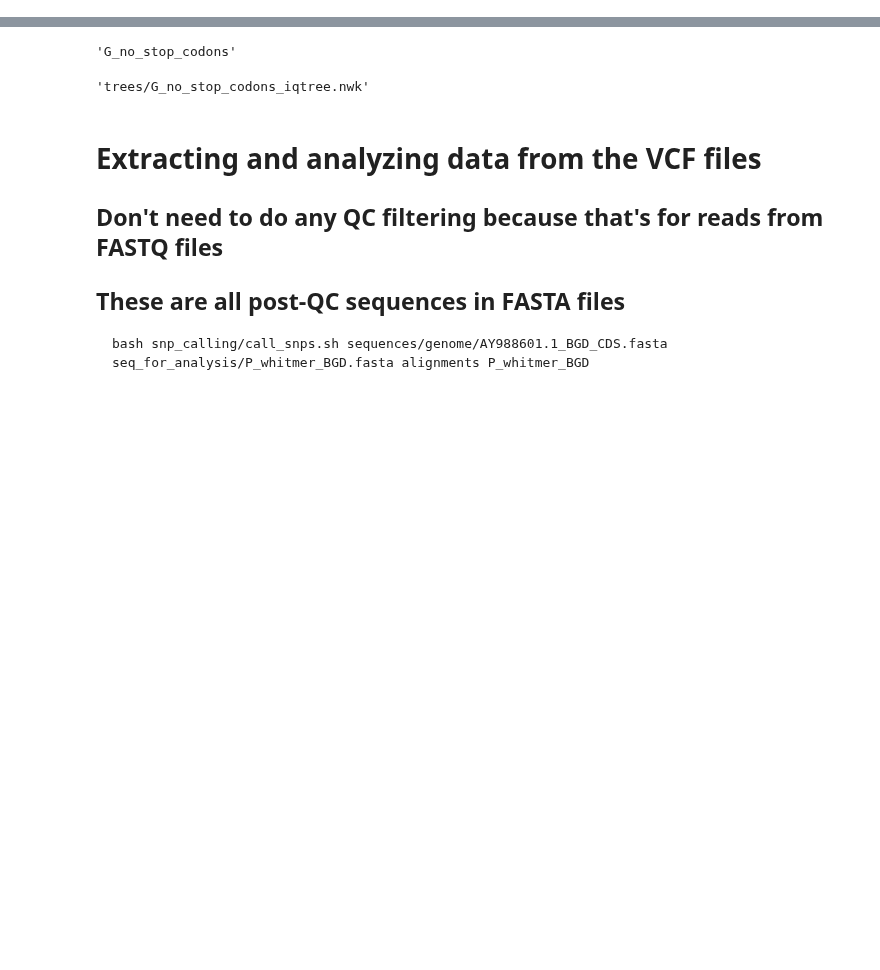
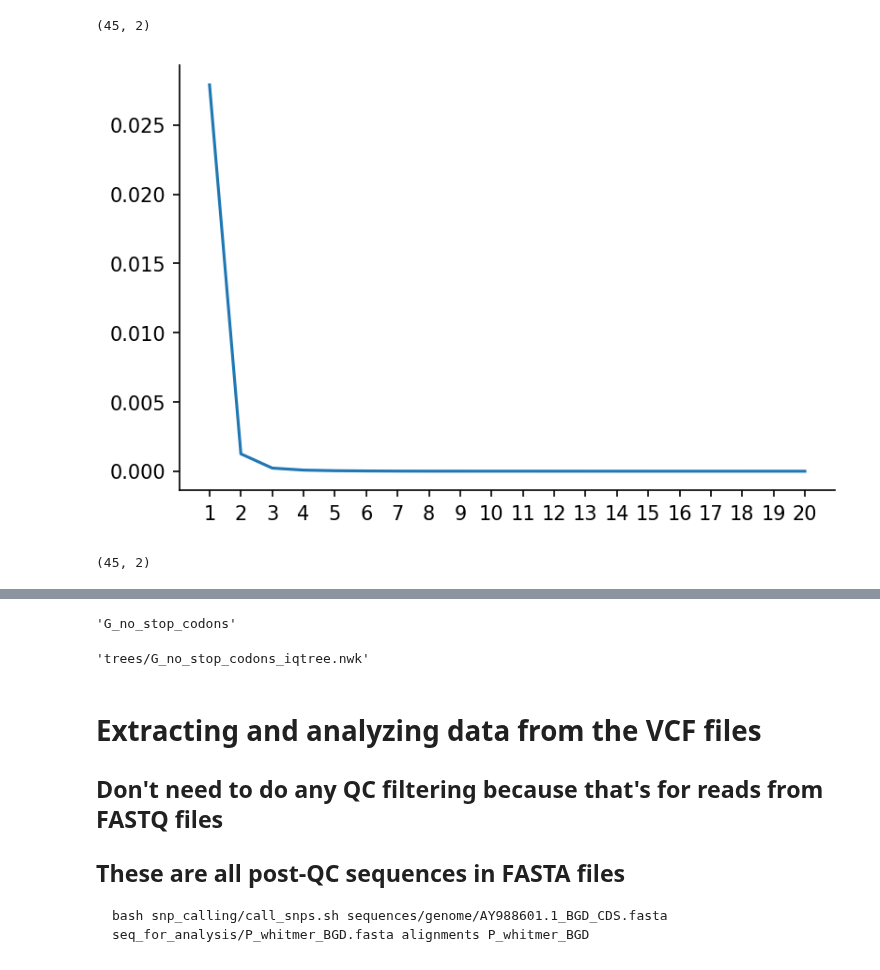
Before and after one commit to sanju99/niv_evo, a Jupyter notebook: clade_differences.ipynb, the cells around one changed output, grey strips where cells are left out. Drawn from its saved outputs; the diff is of its cells as text; code cells hidden in the pictures; blank space fills up the shorter version.

```diff
--- a/clade_differences.ipynb
+++ b/clade_differences.ipynb
@@ -23,0 +31,36 @@ import scipy.stats as st
+# %%
+P_seqs = [(seq.id, str(seq.seq)) for seq in SeqIO.parse("seq_for_analysis/P_dedup.fasta", "fasta")]
+P_seq_df = pd.DataFrame(P_seqs)
+P_seq_df.columns = ["ID", "Seq"]
+
+# contains isolate MK575063, which has the premature stop codon
+P_seq_df = P_seq_df.loc[~P_seq_df["Seq"].str.contains("N")].reset_index(drop=True)
+print(P_seq_df.shape)
+
+metadata = pd.read_csv("metadata_all.csv")
+# %% [output]
+(45, 2)
+# %%
+seq_mat = P_seq_df["Seq"].str.split("", expand=True).iloc[:, 1:-1]
+seq_mat.columns = np.arange(len(P_seq_df.Seq.values[0]))+1
+seq_mat["ID"] = P_seq_df.ID
+seq_mat = seq_mat.set_index("ID")
+# %%
+NUM_TO_BASE = {0:"A", 1:"C", 2:"G", 3:"T"}
+BASE_TO_NUM = {}
+
+for key, val in NUM_TO_BASE.items():
+    BASE_TO_NUM[val] = key
+# %%
+seq_mat = seq_mat.replace(BASE_TO_NUM)
+similarity_mat = 1 - squareform(pdist(seq_mat, metric="hamming"))
+# %%
+pca = PCA(20)
+pca.fit(similarity_mat)
+
+plt.plot(np.arange(20)+1, pca.explained_variance_)
+sns.despine()
+plt.xticks(np.arange(20)+1)
+plt.show()
+# %% [output]
+[figure, added]
@@ -23,0 +72,4 @@ import scipy.stats as st
+# %%
+x_trans.shape
+# %% [output]
+(45, 2)
```
Also changed, not shown: parts of 12 cells of this notebook, 8 other files.
